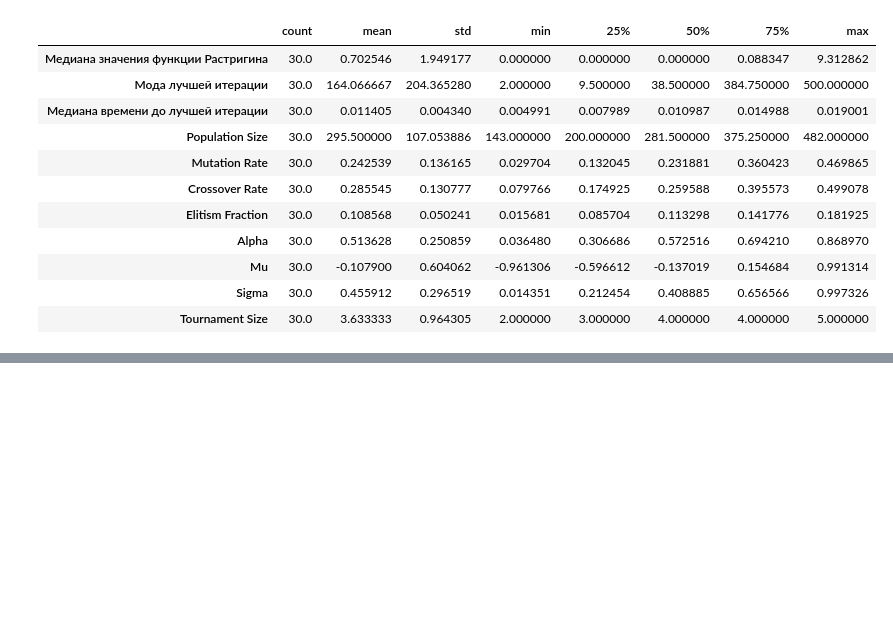
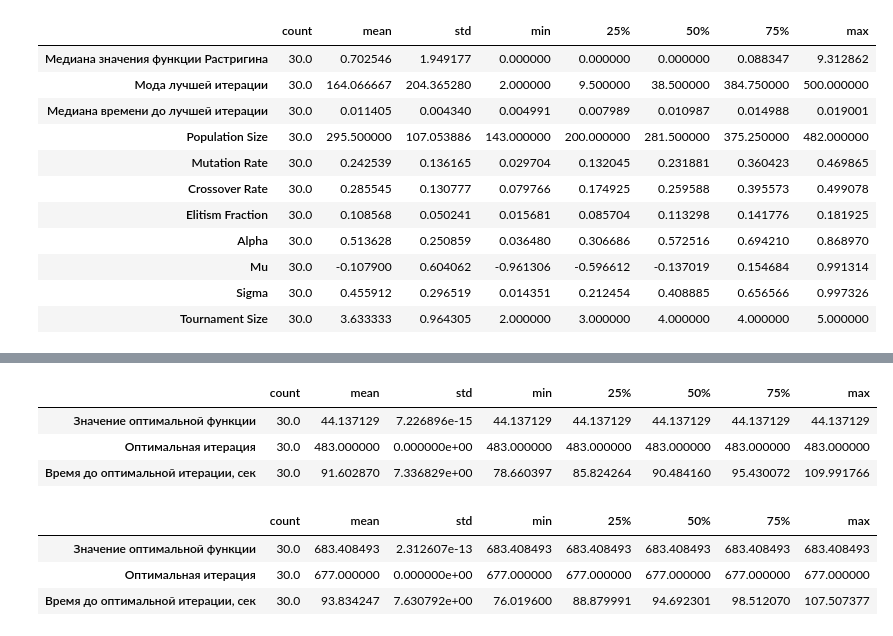
Before and after one commit to dmkravtsov/genalg, a Jupyter notebook: compare.ipynb, the cells around one changed output, grey strips where cells are left out. Cells and saved outputs as stored; diff of their text form; code cells hidden in the pictures; blank space fills up the shorter version.

```diff
--- a/compare.ipynb
+++ b/compare.ipynb
@@ -90,3 +90,19 @@ deap_shvefel_data.describe().T
 | Mu | 30.0 | -0.016602 | 0.519148 | -0.982763 | -0.409222 | -0.163106 | 0.485372 | 0.858289 |
 | Sigma | 30.0 | 0.431859 | 0.272611 | 0.045287 | 0.187254 | 0.424683 | 0.653305 | 0.883222 |
 | Tournament Size | 30.0 | 3.366667 | 1.272612 | 2.000000 | 2.000000 | 3.500000 | 4.750000 | 5.000000 |
+# %%
+opt_rastrigin_data = pd.read_csv('opt_rastrigin.csv')
+opt_rastrigin_data.describe().T
+# %% [output]
+|  | count | mean | std | min | 25% | 50% | 75% | max |
+| Значение оптимальной функции | 30.0 | 44.137129 | 7.226896e-15 | 44.137129 | 44.137129 | 44.137129 | 44.137129 | 44.137129 |
+| Оптимальная итерация | 30.0 | 483.000000 | 0.000000e+00 | 483.000000 | 483.000000 | 483.000000 | 483.000000 | 483.000000 |
+| Время до оптимальной итерации, сек | 30.0 | 91.602870 | 7.336829e+00 | 78.660397 | 85.824264 | 90.484160 | 95.430072 | 109.991766 |
+# %%
+opt_shvefel_data = pd.read_csv('opt_shvefel.csv')
+opt_shvefel_data.describe().T
+# %% [output]
+|  | count | mean | std | min | 25% | 50% | 75% | max |
+| Значение оптимальной функции | 30.0 | 683.408493 | 2.312607e-13 | 683.408493 | 683.408493 | 683.408493 | 683.408493 | 683.408493 |
+| Оптимальная итерация | 30.0 | 677.000000 | 0.000000e+00 | 677.000000 | 677.000000 | 677.000000 | 677.000000 | 677.000000 |
+| Время до оптимальной итерации, сек | 30.0 | 93.834247 | 7.630792e+00 | 76.019600 | 88.879991 | 94.692301 | 98.512070 | 107.507377 |
```
Also changed, not shown: parts of 4 cells of this notebook, 1 other file.
